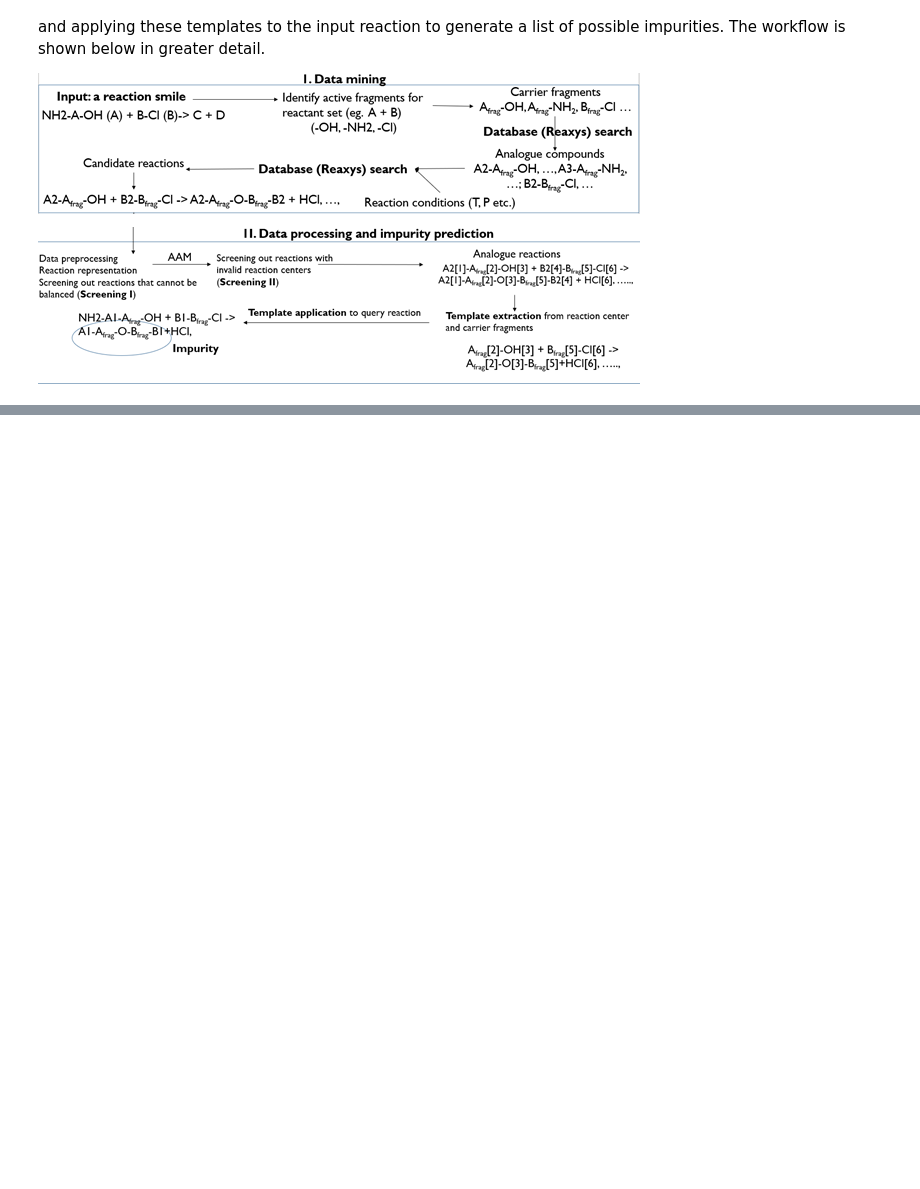
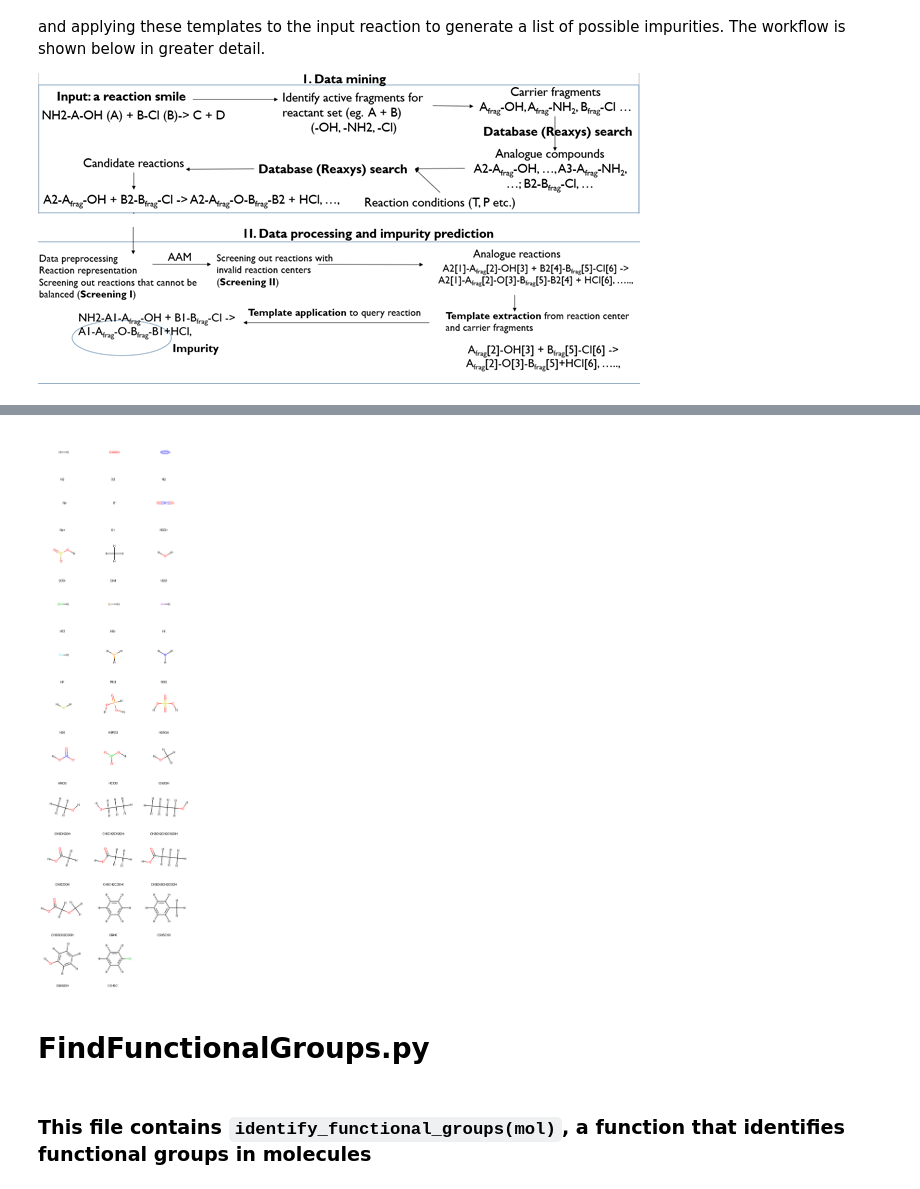
Before and after one commit to sustainable-processes/Impurity-Project, a Jupyter notebook: Predict_Impurities.ipynb, the cells around one changed output, grey strips where cells are left out. Saved outputs shown, nothing was run; the diff lists cells and outputs as text; code cells hidden in the pictures; blank space fills up the shorter version.

```diff
--- a/Predict_Impurities.ipynb
+++ b/Predict_Impurities.ipynb
@@ -15,0 +113,11 @@ Large chemical databases such as Reaxys contain millions of reactions (49 millio
+# %%
+from rdkit.Chem.Draw import IPythonConsole
+from rdkit.Chem import Draw
+
+Draw.MolsToGridImage(hc_molDict.values(),legends=list(hc_molDict.keys()),subImgSize=(250,250), useSVG=False)
+# %% [output]
+[figure, added]
+# %% [markdown]
+# FindFunctionalGroups.py
+# %% [markdown]
+### This file contains `identify_functional_groups(mol)`, a function that identifies functional groups in molecules
```
Also changed, not shown: parts of 47 cells of this notebook.
